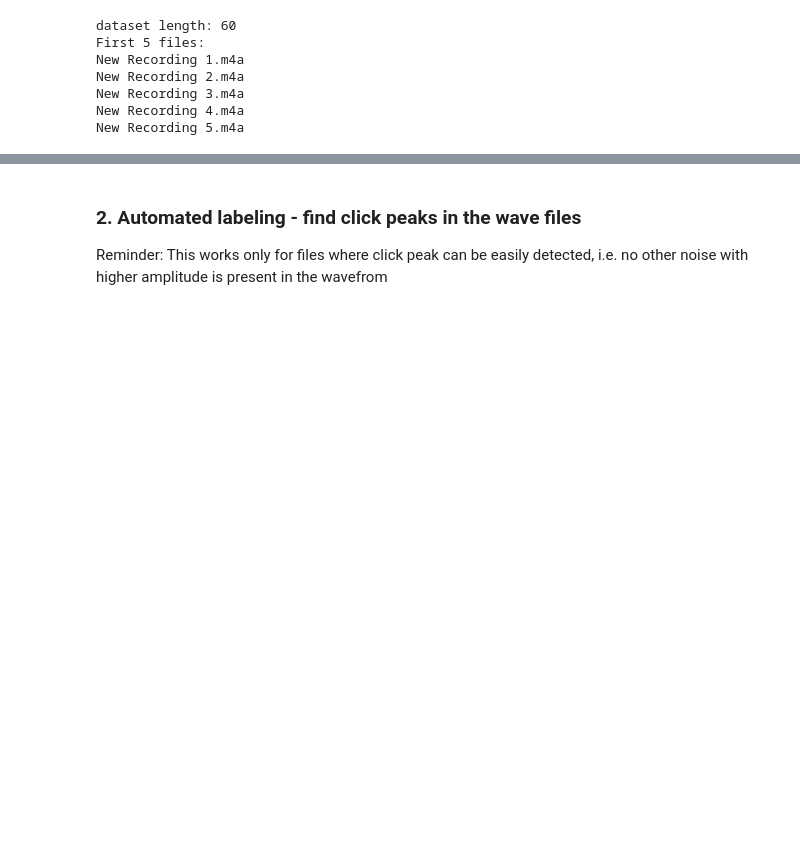
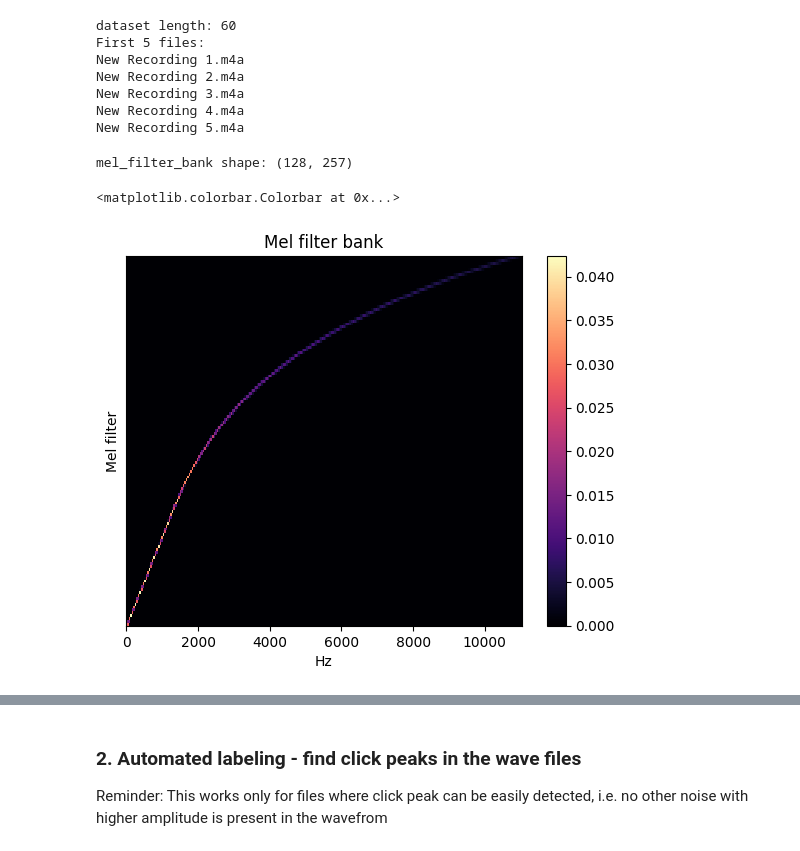
Before and after one commit to matteoseidl/Electrical_Connector_Click-Event_Detection, a Jupyter notebook: 01_Dataset/clickDatasetPreprocAutoLabel.ipynb, the cells around one changed output, grey strips where cells are left out. Cells and saved outputs as stored; diff of their text form; code cells hidden in the pictures; blank space fills up the shorter version.

```diff
--- a/01_Dataset/clickDatasetPreprocAutoLabel.ipynb
+++ b/01_Dataset/clickDatasetPreprocAutoLabel.ipynb
@@ -146,6 +159,17 @@ def mel_spectrogram(audio_file_path, sampling_rate, n_fft, hop_length, n_mels, a
     #print(f"S_dB_min, max: {S_dB.min(), S_dB.max()}")
 
     return signal, time, S_dB
+# %%
+mel_filter_bank = librosa.filters.mel(sr=sampling_rate, n_fft=n_fft, n_mels=n_mels)
+print(f"mel_filter_bank shape: {mel_filter_bank.shape}")
+fig, ax = plt.subplots()
+img = librosa.display.specshow(mel_filter_bank, x_axis='linear', ax=ax)
+ax.set(ylabel='Mel filter', title='Mel filter bank')
+fig.colorbar(img, ax=ax)
+# %% [output]
+mel_filter_bank shape: (128, 257)
+<matplotlib.colorbar.Colorbar at 0x...>
+[figure, added]
 # %%
 # plot a mel spectrogram
 def plot_mel_spectrogram(signal, time, S_dB):
```
Also changed, not shown: parts of 5 cells of this notebook.
